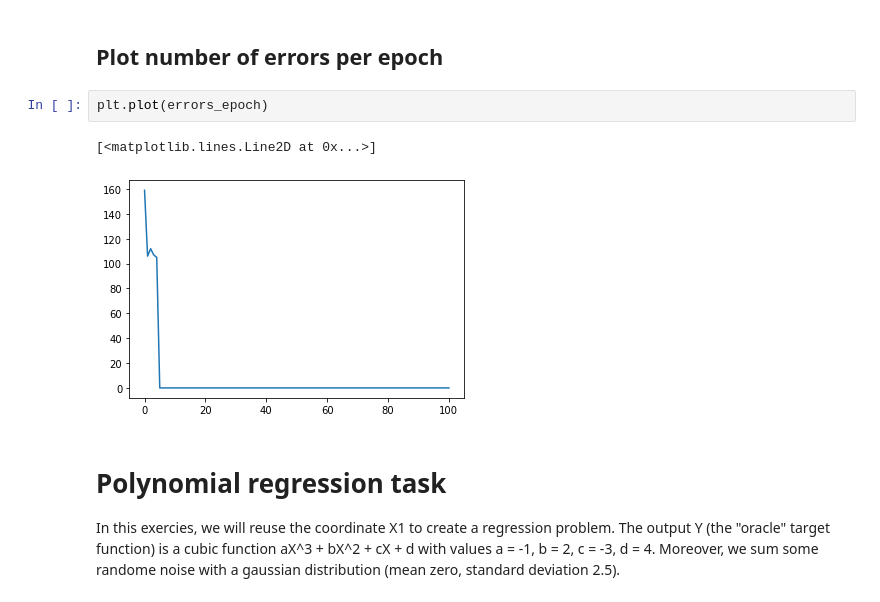
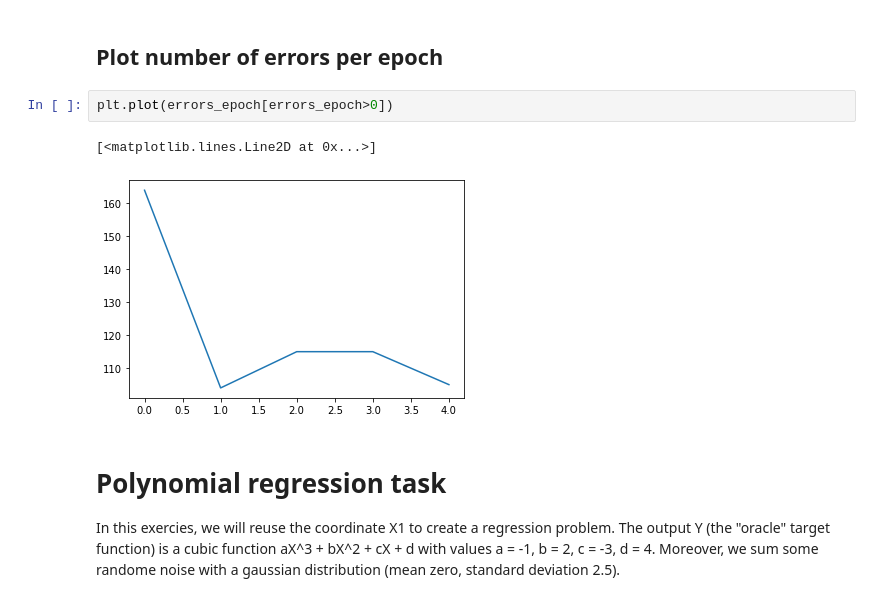
Before and after one commit to raozzo/ML, a Jupyter notebook: Exercises/Rifaccio es in classe.ipynb, the cells around one changed output. Cells and saved outputs as stored; diff of their text form.

```diff
--- a/Exercises/Rifaccio es in classe.ipynb
+++ b/Exercises/Rifaccio es in classe.ipynb
@@ -136,10 +136,10 @@ plt.plot([np.min(X[:,1]),np.max(X[:,1])],[np.min(X[:,1])*(-w[1]/w[2])-(w[0]/w[2]
 # %% [markdown]
 ## Plot number of errors per epoch
 # %%
-plt.plot(errors_epoch)
+plt.plot(errors_epoch[errors_epoch>0])
 # %% [output]
 [<matplotlib.lines.Line2D at 0x...>]
-[figure, old version]
+[figure, new version]
 # %% [markdown]
 # Polynomial regression task
 
```
Also changed, not shown: parts of 7 cells of this notebook, 34 other files.
